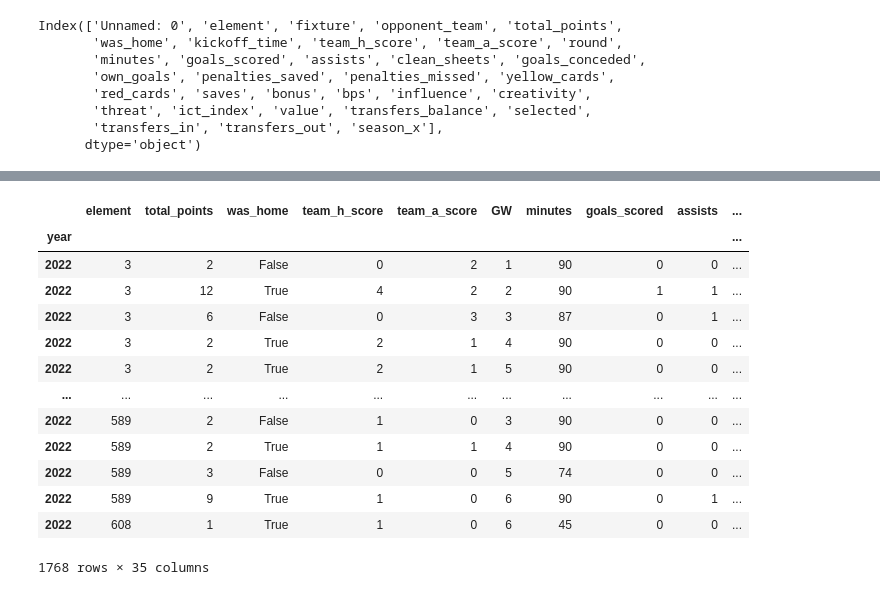
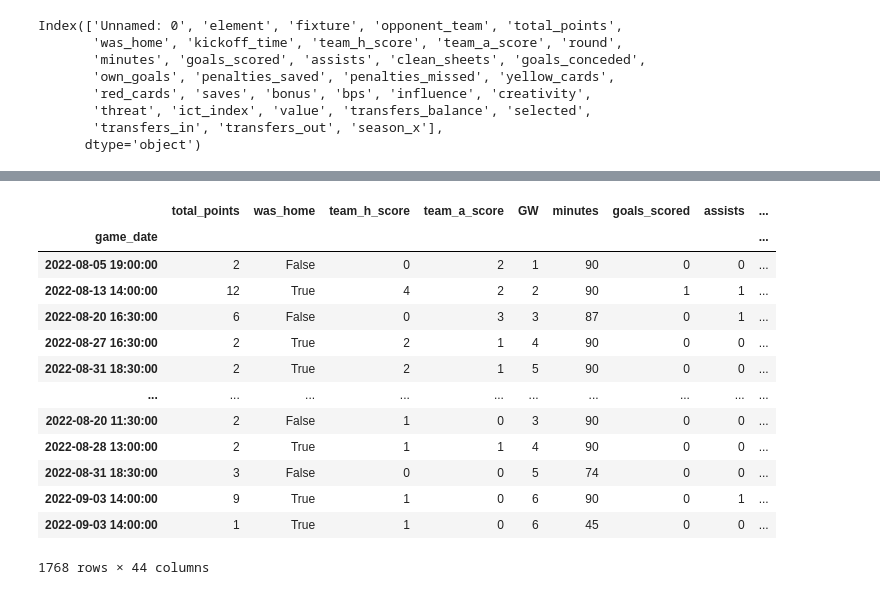
Before and after one commit to laniyadapo/FantasyPremierLeague, a Jupyter notebook: fantasy_test.ipynb, the cells around one changed output, grey strips where cells are left out. Drawn from its saved outputs; the diff is of its cells as text; code cells hidden in the pictures.

```diff
--- a/fantasy_test.ipynb
+++ b/fantasy_test.ipynb
@@ -318,0 +586,31 @@ df_currentseason_clean.form = df_currentseason_clean.form.astype(float)
+# %%
+# Map the overall strength and defence and attack strength of each team for respective season.
+teamstrength=dict(zip(league_table_2022_clean.squad_season, league_table_2022_clean.team_strength))
+attackstrength=dict(zip(league_table_2022_clean.squad_season, league_table_2022_clean.attack_strength))
+defencestrength=dict(zip(league_table_2022_clean.squad_season, league_table_2022_clean.defence_strength))
+
+df_currentseason_clean['team_strength'] = df_currentseason_clean['team_season'].map(teamstrength)
+df_currentseason_clean['attack_strength'] = df_currentseason_clean['team_season'].map(attackstrength)
+df_currentseason_clean['defence_strength'] = df_currentseason_clean['team_season'].map(defencestrength)
+# %%
+# Map the home and away overall strength and defence and attack strength of each team for respective season.
+hometeamstrength=dict(zip(league_home_away_2022_clean.squad_season, league_home_away_2022_clean.home_team_strength))
+awayteamstrength=dict(zip(league_home_away_2022_clean.squad_season, league_home_away_2022_clean.away_team_strength))
+homeattackstrength=dict(zip(league_home_away_2022_clean.squad_season, league_home_away_2022_clean.home_attack_strength))
+homedefencestrength=dict(zip(league_home_away_2022_clean.squad_season, league_home_away_2022_clean.home_defence_strength))
+awayattackstrength=dict(zip(league_home_away_2022_clean.squad_season, league_home_away_2022_clean.away_attack_strength))
+awaydefencestrength=dict(zip(league_home_away_2022_clean.squad_season, league_home_away_2022_clean.away_defence_strength))
+
+
+df_currentseason_clean['home_team_strength'] = df_currentseason_clean['team_season'].map(hometeamstrength)
+df_currentseason_clean['away_team_strength'] = df_currentseason_clean['team_season'].map(awayteamstrength)
+df_currentseason_clean['home_attack_strength'] = df_currentseason_clean['team_season'].map(homeattackstrength)
+df_currentseason_clean['home_defence_strength'] = df_currentseason_clean['team_season'].map(homedefencestrength)
+df_currentseason_clean['away_attack_strength'] = df_currentseason_clean['team_season'].map(awayattackstrength)
+df_currentseason_clean['away_defence_strength'] = df_currentseason_clean['team_season'].map(awaydefencestrength)
+# %%
+# Map the squad average age of each team for respective season.
+averageage=dict(zip(stats_squad_2022_clean.squad_season, stats_squad_2022_clean.Age))
+
+
+df_currentseason_clean['squad_average_age'] = df_currentseason_clean['team_season'].map(averageage)
@@ -340,0 +757,7 @@ player_details = df_currentseason_clean[['name', 'total_points']]
+# %%
+#Drop features no longer needed in the dataframe
+GWfixtures_df = fixtures_df_clean.loc[(fixtures_df_clean['event'] == 9)].copy()
+player_details = df_currentseason_clean[['name', 'total_points']].loc[(df_currentseason_clean['GW']==9)]
+df_currentseason_clean.drop(['season_x', 'opponent_team', 'fixture', 'kickoff_time', 'element', 'name'], axis=1, inplace=True)
+players_df_clean.drop(['id', 'squad_number'], axis=1, inplace=True)
+fixtures_df_clean.drop(['stats', 'id'], axis=1, inplace=True)
@@ -341,20 +781,20 @@ player_details = df_currentseason_clean[['name', 'total_points']]
 # %%
-#Assign seaso_x
-df_currentseason_clean.set_index('year', inplace=True)
+#Assign year as index
+df_currentseason_clean.set_index('game_date', inplace=True)
 
 df_currentseason_clean
 # %% [output]
-|  | element | total_points | was_home | team_h_score | team_a_score | GW | minutes | goals_scored | assists | ... |
-| year |  |  |  |  |  |  |  |  |  | ... |
-| 2022 | 3 | 2 | False | 0 | 2 | 1 | 90 | 0 | 0 | ... |
-| 2022 | 3 | 12 | True | 4 | 2 | 2 | 90 | 1 | 1 | ... |
-| 2022 | 3 | 6 | False | 0 | 3 | 3 | 87 | 0 | 1 | ... |
-| 2022 | 3 | 2 | True | 2 | 1 | 4 | 90 | 0 | 0 | ... |
-| 2022 | 3 | 2 | True | 2 | 1 | 5 | 90 | 0 | 0 | ... |
-| ... | ... | ... | ... | ... | ... | ... | ... | ... | ... | ... |
-| 2022 | 589 | 2 | False | 1 | 0 | 3 | 90 | 0 | 0 | ... |
-| 2022 | 589 | 2 | True | 1 | 1 | 4 | 90 | 0 | 0 | ... |
-| 2022 | 589 | 3 | False | 0 | 0 | 5 | 74 | 0 | 0 | ... |
-| 2022 | 589 | 9 | True | 1 | 0 | 6 | 90 | 0 | 1 | ... |
-| 2022 | 608 | 1 | True | 1 | 0 | 6 | 45 | 0 | 0 | ... |
+|  | total_points | was_home | team_h_score | team_a_score | GW | minutes | goals_scored | assists | ... |
+| game_date |  |  |  |  |  |  |  |  | ... |
+| 2022-08-05 19:00:00 | 2 | False | 0 | 2 | 1 | 90 | 0 | 0 | ... |
+| 2022-08-13 14:00:00 | 12 | True | 4 | 2 | 2 | 90 | 1 | 1 | ... |
+| 2022-08-20 16:30:00 | 6 | False | 0 | 3 | 3 | 87 | 0 | 1 | ... |
+| 2022-08-27 16:30:00 | 2 | True | 2 | 1 | 4 | 90 | 0 | 0 | ... |
+| 2022-08-31 18:30:00 | 2 | True | 2 | 1 | 5 | 90 | 0 | 0 | ... |
+| ... | ... | ... | ... | ... | ... | ... | ... | ... | ... |
+| 2022-08-20 11:30:00 | 2 | False | 1 | 0 | 3 | 90 | 0 | 0 | ... |
+| 2022-08-28 13:00:00 | 2 | True | 1 | 1 | 4 | 90 | 0 | 0 | ... |
+| 2022-08-31 18:30:00 | 3 | False | 0 | 0 | 5 | 74 | 0 | 0 | ... |
+| 2022-09-03 14:00:00 | 9 | True | 1 | 0 | 6 | 90 | 0 | 1 | ... |
+| 2022-09-03 14:00:00 | 1 | True | 1 | 0 | 6 | 45 | 0 | 0 | ... |
-1768 rows × 35 columns
+1768 rows × 44 columns
```
Also changed, not shown: parts of 155 cells of this notebook, 1 other file.
